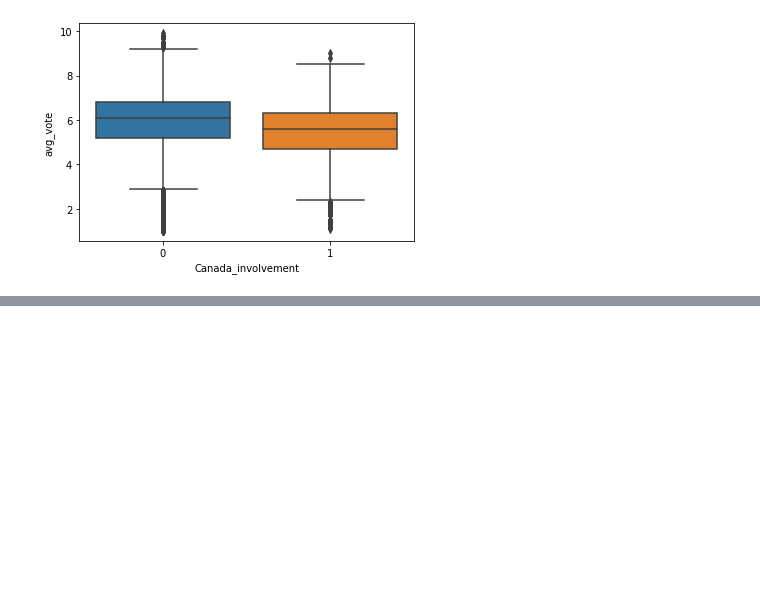
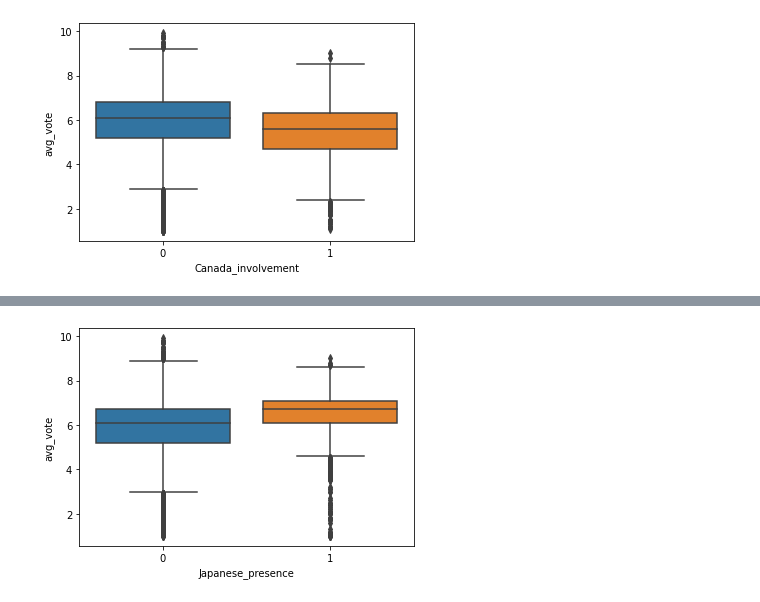
Before and after one commit to gspahlin/Movie_metric_predictor, a Jupyter notebook: Movie_predictor.ipynb, the cells around one changed output, grey strips where cells are left out. Saved outputs shown, nothing was run; the diff lists cells and outputs as text; code cells hidden in the pictures; blank space fills up the shorter version.

```diff
--- a/Movie_predictor.ipynb
+++ b/Movie_predictor.ipynb
@@ -399,0 +518,14 @@ plt.show()
+# %%
+#same but for Japanese langauge
+
+jpn_lng = []
+
+lang_presence('Japanese', jpn_lng)
+
+movs_df['Japanese_presence'] = jpn_lng
+
+sns.boxplot(x='Japanese_presence', y='avg_vote', data = movs_df)
+
+plt.show()
+# %% [output]
+[figure, added]
```
Also changed, not shown: parts of 23 cells of this notebook.
